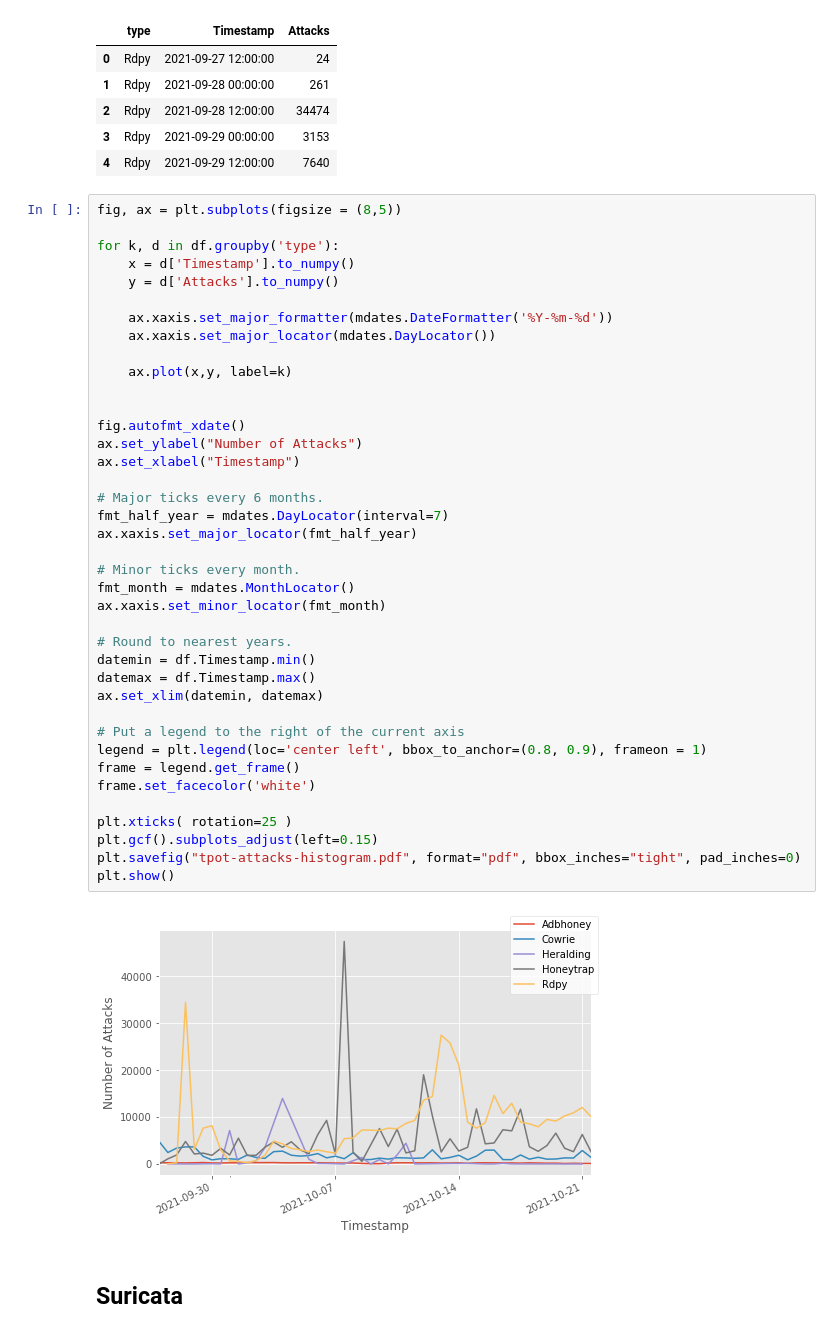
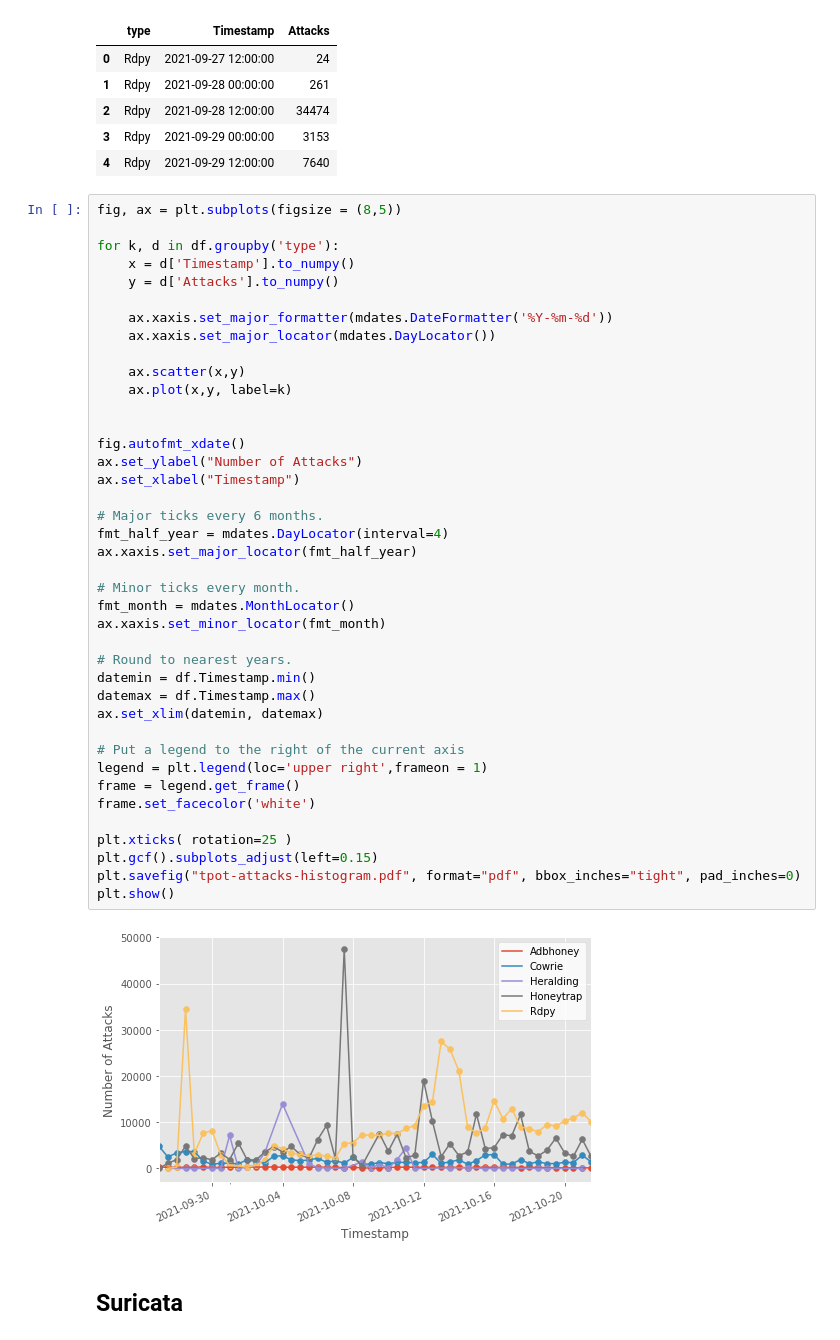
Before and after one commit to stefanDeveloper/master-thesis, a Jupyter notebook: plots/data-visualization.ipynb, the cells around one changed output. Cells and saved outputs as stored; diff of their text form.

```diff
--- a/plots/data-visualization.ipynb
+++ b/plots/data-visualization.ipynb
@@ -144,37 +144,38 @@ for k, d in df.groupby('type'):
     ax.xaxis.set_major_formatter(mdates.DateFormatter('%Y-%m-%d'))
     ax.xaxis.set_major_locator(mdates.DayLocator())
 
+    ax.scatter(x,y)
     ax.plot(x,y, label=k)
 
 
 fig.autofmt_xdate()
 ax.set_ylabel("Number of Attacks")
 ax.set_xlabel("Timestamp")
 
 # Major ticks every 6 months.
-fmt_half_year = mdates.DayLocator(interval=7)
+fmt_half_year = mdates.DayLocator(interval=4)
 ax.xaxis.set_major_locator(fmt_half_year)
 
 # Minor ticks every month.
 fmt_month = mdates.MonthLocator()
 ax.xaxis.set_minor_locator(fmt_month)
 
 # Round to nearest years.
 datemin = df.Timestamp.min()
 datemax = df.Timestamp.max()
 ax.set_xlim(datemin, datemax)
 
 # Put a legend to the right of the current axis
-legend = plt.legend(loc='center left', bbox_to_anchor=(0.8, 0.9), frameon = 1)
+legend = plt.legend(loc='upper right',frameon = 1)
 frame = legend.get_frame()
 frame.set_facecolor('white')
 
 plt.xticks( rotation=25 )
 plt.gcf().subplots_adjust(left=0.15)
 plt.savefig("tpot-attacks-histogram.pdf", format="pdf", bbox_inches="tight", pad_inches=0)
 plt.show()
 # %% [output]
-[figure, old version]
+[figure, new version]
 # %% [markdown]
 ## Suricata
 # %%
```
Also changed, not shown: parts of 10 cells of this notebook, 7 other files.
